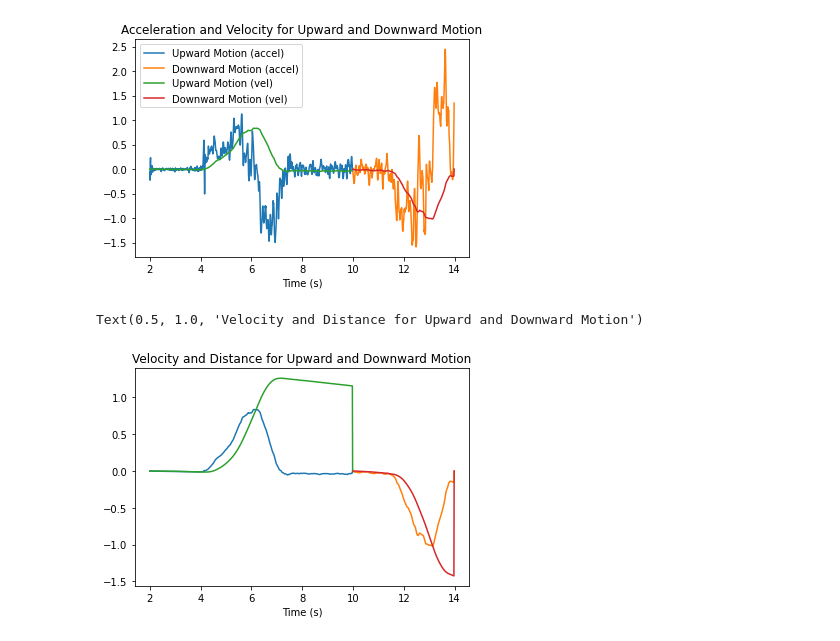
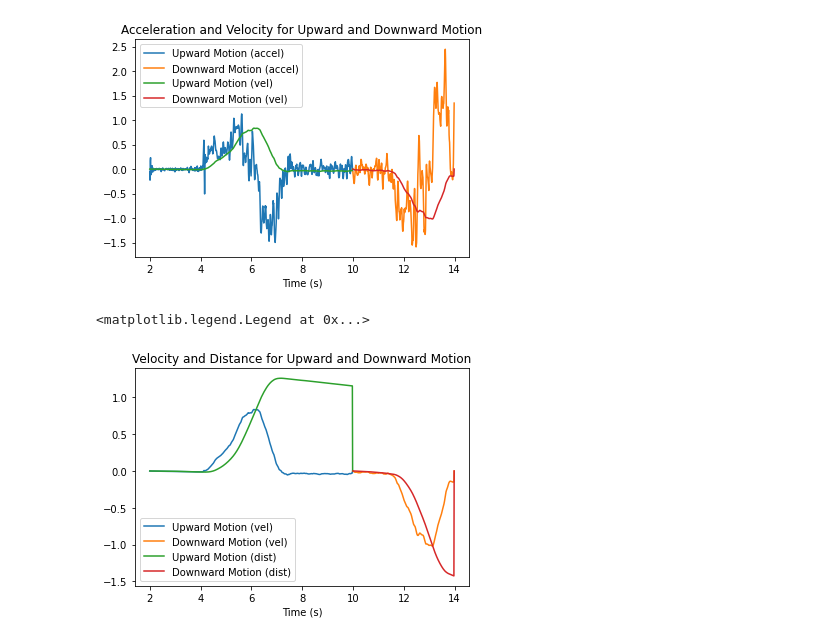
Before and after one commit to udiram/Physics-2P03, a Jupyter notebook: python_assignment/assignment_standard.ipynb, the cells around one changed output. Cells and saved outputs as stored; diff of their text form; code cells hidden in the pictures.

```diff
--- a/python_assignment/assignment_standard.ipynb
+++ b/python_assignment/assignment_standard.ipynb
@@ -113,10 +117,11 @@ Text(0.5, 1.0, 'Acceleration and Velocity for Upward and Downward Motion')
 # %%
 plt.plot(time_up, velocity_up)
 plt.plot(time_down, velocity_down)
 plt.xlabel('Time (s)')
 plt.plot(time_up, distance_up)
 plt.plot(time_down, distance_down)
 plt.title('Velocity and Distance for Upward and Downward Motion')
+plt.legend(['Upward Motion (vel)', 'Downward Motion (vel)', 'Upward Motion (dist)', 'Downward Motion (dist)'])
 # %% [output]
-Text(0.5, 1.0, 'Velocity and Distance for Upward and Downward Motion')
+<matplotlib.legend.Legend at 0x...>
-[figure, old version]
+[figure, new version]
```
Also changed, not shown: parts of 2 cells of this notebook, 3 other files.
